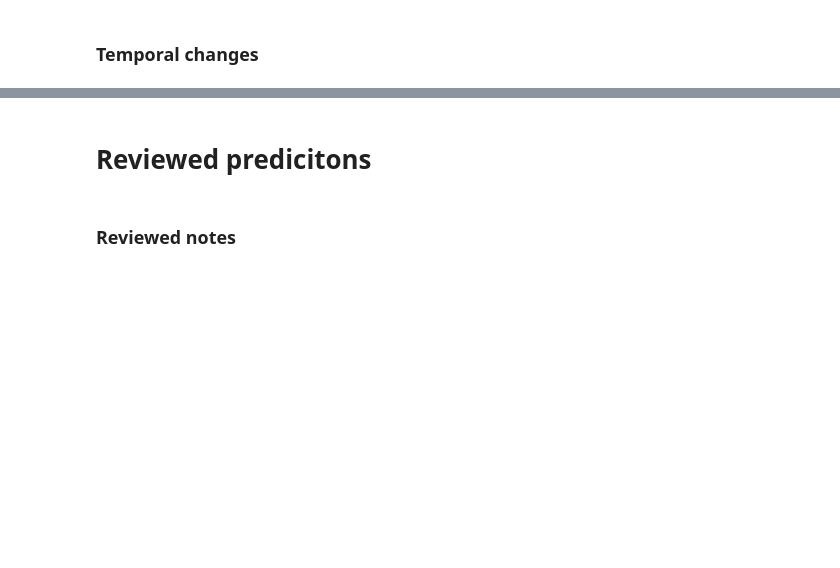
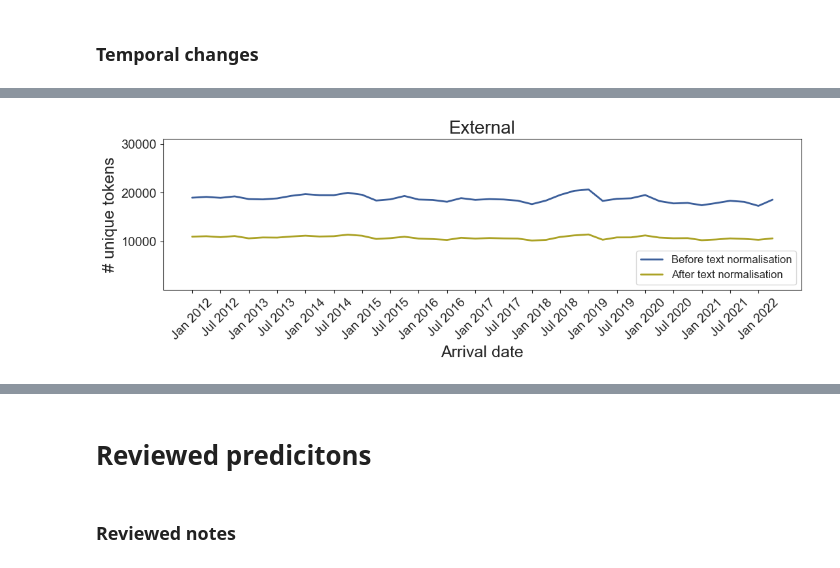
Before and after one commit to vlada-rozova/self-harm-triage-notes, a Jupyter notebook: notebooks/6-generalisability.ipynb, the cells around one changed output, grey strips where cells are left out. Drawn from its saved outputs; the diff is of its cells as text; code cells hidden in the pictures; blank space fills up the shorter version.

```diff
--- a/notebooks/6-generalisability.ipynb
+++ b/notebooks/6-generalisability.ipynb
@@ -374,10 +481,0 @@ ___
-# %%
-# Load data
-data_filename = "rmh_2012_2017_dev" # rmh_2012_2017_test rmh_2018_2022, lvrh_2012_2022
-title = "Development"
-df = pd.read_parquet(data_pred_dir / (data_filename + "_predicted.parquet"), engine="pyarrow")
-
-# Remove data from 2022
-df = df[df.year < 2022].copy()
-
-df.shape
@@ -804,29 +481,0 @@ df.head()
-# %%
-plt.rcParams['figure.figsize'] = (12, 6)
-df.quarter = df.quarter.astype('category')
-xlim = df.quarter.cat.codes.max() + 1
-
-sns.lineplot(x=range(0, xlim), y=0.85, ls='--',
-             color=sns.color_palette('Paired')[0], label="Development set")
-sns.lineplot(x=range(0, xlim), y=0.86, ls='--',
-             color=sns.color_palette('Paired')[2], label="Test set")
-sns.lineplot(x=range(0, xlim), y=0.83, ls='--',
-             color=sns.color_palette('Paired')[8], label="Prospective validation set")
-sns.lineplot(x=range(0, xlim), y=0.78, ls='--',
-             color=sns.color_palette('Paired')[4], label="External validation set")
-
-plt.xticks(rotation=45,
-           ticks=range(0, xlim, 2),
-           labels=[format_quarter(q) for q in df.quarter.cat.categories.astype(str) if q.endswith('1') or q.endswith('3')]);
-
-sns.lineplot(df[df.hospital=='RMH'].groupby(df[df.hospital=='RMH'].quarter.cat.codes, observed=False).apply(
-    lambda x: calculate_auc(x.SH, x.probability, method='pr')),
-             color=sns.color_palette('Paired')[9], lw=2, label="RMH");
-
-sns.lineplot(df[df.hospital=='LRH'].groupby(df[df.hospital=='LRH'].quarter.cat.codes, observed=False).apply(
-    lambda x: calculate_auc(x.SH, x.probability, method='pr')),
-             color=sns.color_palette('Paired')[5], lw=2, label="LRH");
-
-plt.ylim([0.45, 1.05]);
-plt.ylabel("PR AUC");
-plt.savefig("../results/Performance by quarter.jpeg", bbox_inches='tight', dpi=300);
@@ -857,0 +482,6 @@ recall_score(df[(df.hospital=='LRH') & (df.quarter=='2021Q4')].SH,
+# %%
+# 1 & 4. How many unique tokens were there
+# before and after text normalisation?
+plot_dim_over_time(df, title=dataset_name, palette=palette, results_dir=results_dir)
+# %% [output]
+[figure, added]
```
Also changed, not shown: parts of 206 cells of this notebook, 1 other file.
